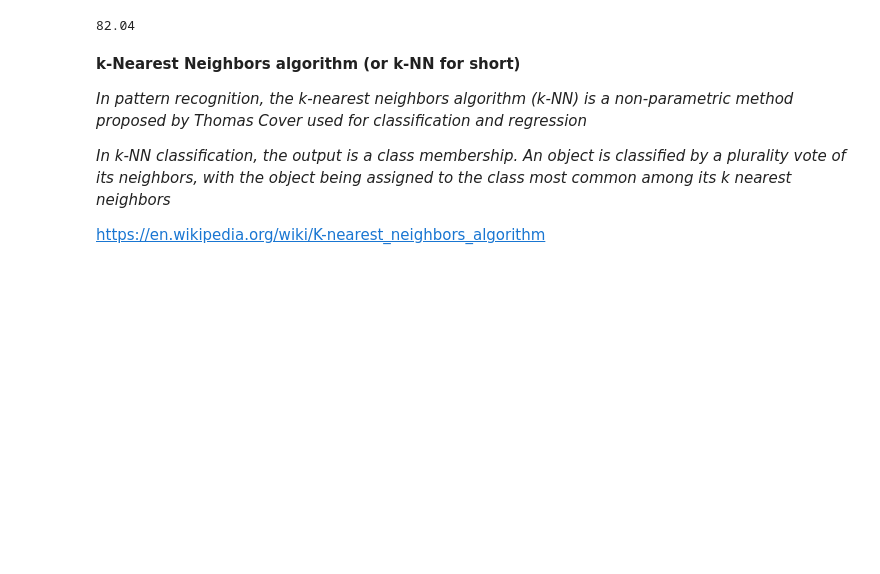
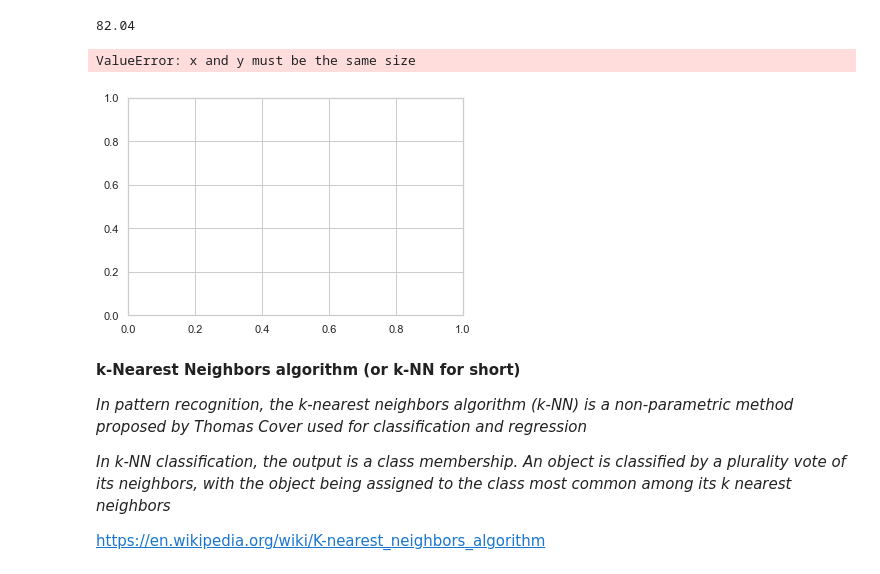
Before and after one commit to iPablo26/My-Titanic-Prediction-Notebook-Self-Development, a Jupyter notebook: 100 Days of Titanic Machine Learning - Part 1.ipynb, the cells around one changed output. Saved outputs shown, nothing was run; the diff lists cells and outputs as text; code cells hidden in the pictures; blank space fills up the shorter version.

```diff
--- a/100 Days of Titanic Machine Learning - Part 1.ipynb
+++ b/100 Days of Titanic Machine Learning - Part 1.ipynb
@@ -1255,6 +1255,14 @@ accuracy_svc = round(svc.score(X_train, Y_train) * 100, 2) # Return the mean acc
 accuracy_svc
 # %% [output]
 82.04
+# %%
+## The line / model
+plt.scatter(Y_train, Y_pred)
+plt.xlabel('True Values')
+plt.ylabel('Predictions')
+# %% [output]
+ValueError: x and y must be the same size
+[figure, added]
 # %% [markdown]
 **k-Nearest Neighbors algorithm (or k-NN for short)**
 
```
Also changed, not shown: parts of 4 cells of this notebook, 1 other file.
